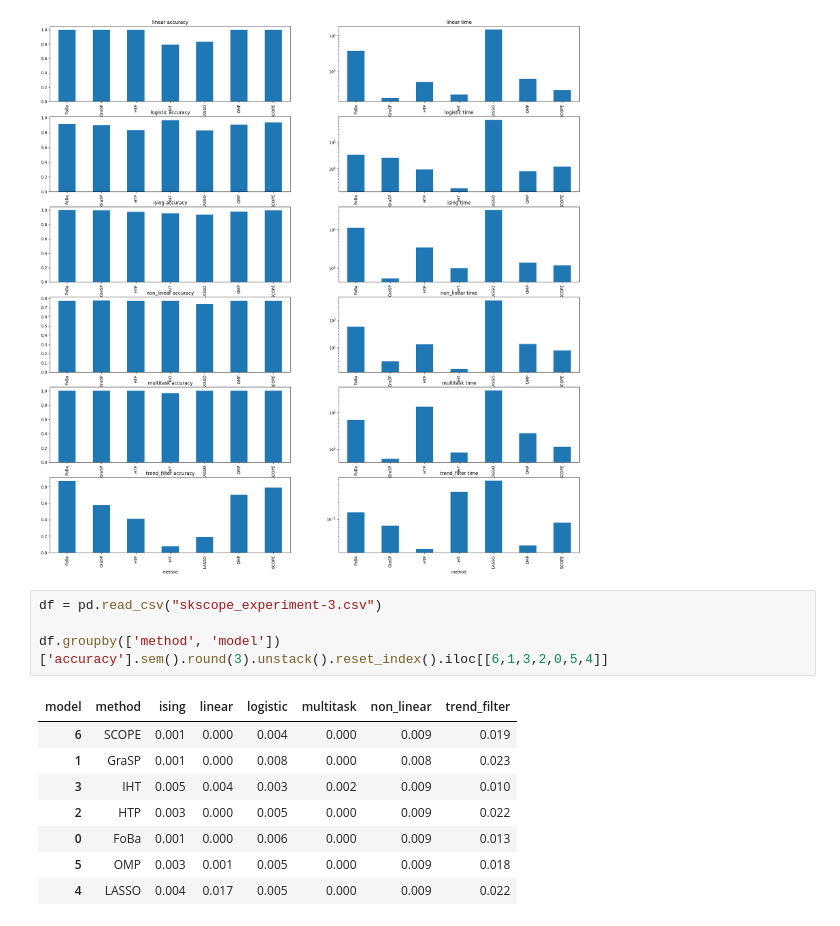
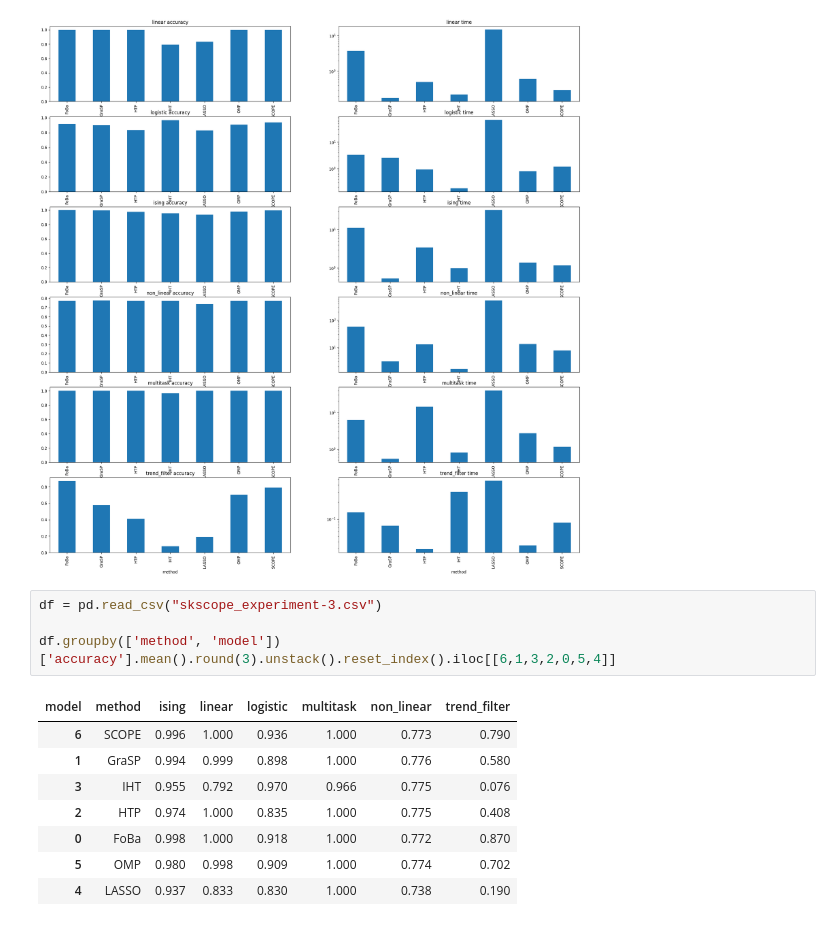
Before and after one commit to bbayukari/splicing-universal-experiment, a Jupyter notebook: skscope_result_new/plot.ipynb, the cells around one changed output. Cells and saved outputs as stored; diff of their text form.

```diff
--- a/skscope_result_new/plot.ipynb
+++ b/skscope_result_new/plot.ipynb
@@ -46,13 +46,13 @@ for i, model in enumerate(["linear", "logistic", "ising", "non_linear", "multita
 # %%
 df = pd.read_csv("skscope_experiment-3.csv")
 
-df.groupby(['method', 'model'])['accuracy'].sem().round(3).unstack().reset_index().iloc[[6,1,3,2,0,5,4]]
+df.groupby(['method', 'model'])['accuracy'].mean().round(3).unstack().reset_index().iloc[[6,1,3,2,0,5,4]]
 # %% [output]
 | model | method | ising | linear | logistic | multitask | non_linear | trend_filter |
-| 6 | SCOPE | 0.001 | 0.000 | 0.004 | 0.000 | 0.009 | 0.019 |
-| 1 | GraSP | 0.001 | 0.000 | 0.008 | 0.000 | 0.008 | 0.023 |
-| 3 | IHT | 0.005 | 0.004 | 0.003 | 0.002 | 0.009 | 0.010 |
-| 2 | HTP | 0.003 | 0.000 | 0.005 | 0.000 | 0.009 | 0.022 |
-| 0 | FoBa | 0.001 | 0.000 | 0.006 | 0.000 | 0.009 | 0.013 |
-| 5 | OMP | 0.003 | 0.001 | 0.005 | 0.000 | 0.009 | 0.018 |
-| 4 | LASSO | 0.004 | 0.017 | 0.005 | 0.000 | 0.009 | 0.022 |
+| 6 | SCOPE | 0.996 | 1.000 | 0.936 | 1.000 | 0.773 | 0.790 |
+| 1 | GraSP | 0.994 | 0.999 | 0.898 | 1.000 | 0.776 | 0.580 |
+| 3 | IHT | 0.955 | 0.792 | 0.970 | 0.966 | 0.775 | 0.076 |
+| 2 | HTP | 0.974 | 1.000 | 0.835 | 1.000 | 0.775 | 0.408 |
+| 0 | FoBa | 0.998 | 1.000 | 0.918 | 1.000 | 0.772 | 0.870 |
+| 5 | OMP | 0.980 | 0.998 | 0.909 | 1.000 | 0.774 | 0.702 |
+| 4 | LASSO | 0.937 | 0.833 | 0.830 | 1.000 | 0.738 | 0.190 |
```
Also changed, not shown: parts of 6 cells of this notebook, 17 other files.
